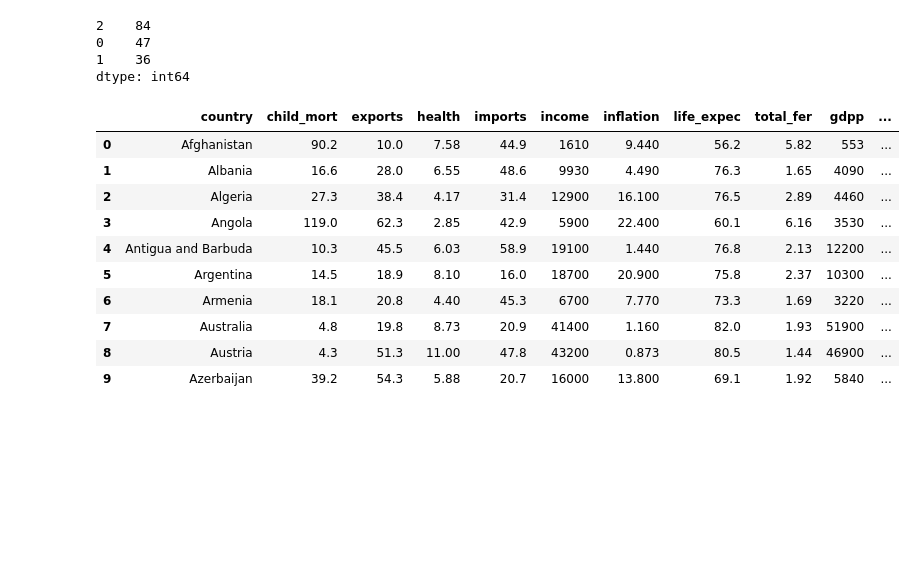
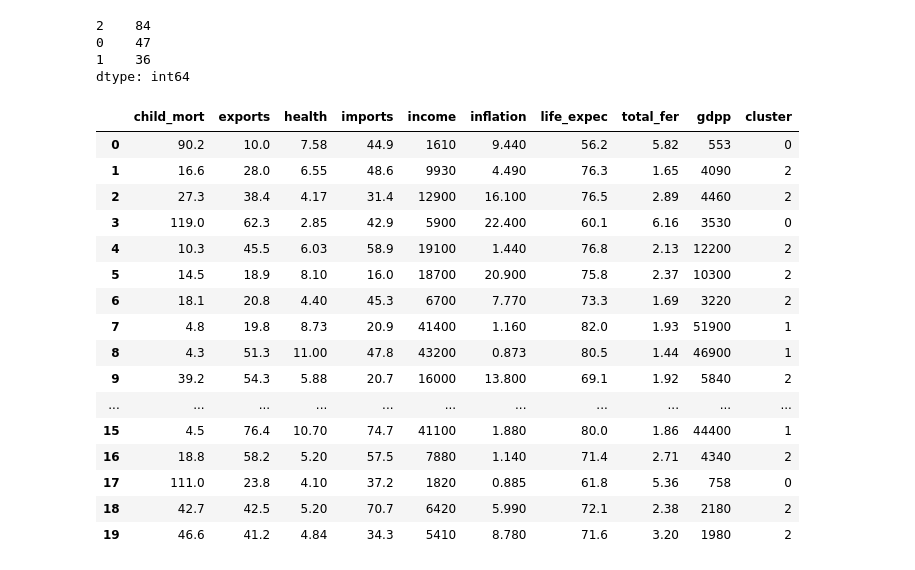
Before and after one commit to fpaul787/tackleml, a Jupyter notebook: unsupervised_learning/k_means.ipynb, the cells around one changed output. Cells and saved outputs as stored; diff of their text form; code cells hidden in the pictures; blank space fills up the shorter version.

```diff
--- a/unsupervised_learning/k_means.ipynb
+++ b/unsupervised_learning/k_means.ipynb
@@ -298,7 +289,6 @@ It would appear based on this elbow method plot that 3 would be the optimal amou
 # %%
 num_clusters = 3
 km = KMeans(n_clusters=num_clusters, random_state = 111)
-cluster_labels = km.fit_predict(scaled_data)
 # %% [output]
 KMeans is known to have a memory leak on Windows with MKL, when there are less chunks than available threads. You can avoid it by setting the environment variable OMP_NUM_THREADS=1.
 # %%
@@ -312,16 +302,22 @@ dtype: int64
 # %%
 # Add labels to original dataset
 data['cluster'] = km.labels_
-data.head(10)
+data.head(20)
 # %% [output]
-|  | country | child_mort | exports | health | imports | income | inflation | life_expec | total_fer | gdpp | ... |
-| 0 | Afghanistan | 90.2 | 10.0 | 7.58 | 44.9 | 1610 | 9.440 | 56.2 | 5.82 | 553 | ... |
-| 1 | Albania | 16.6 | 28.0 | 6.55 | 48.6 | 9930 | 4.490 | 76.3 | 1.65 | 4090 | ... |
-| 2 | Algeria | 27.3 | 38.4 | 4.17 | 31.4 | 12900 | 16.100 | 76.5 | 2.89 | 4460 | ... |
-| 3 | Angola | 119.0 | 62.3 | 2.85 | 42.9 | 5900 | 22.400 | 60.1 | 6.16 | 3530 | ... |
-| 4 | Antigua and Barbuda | 10.3 | 45.5 | 6.03 | 58.9 | 19100 | 1.440 | 76.8 | 2.13 | 12200 | ... |
-| 5 | Argentina | 14.5 | 18.9 | 8.10 | 16.0 | 18700 | 20.900 | 75.8 | 2.37 | 10300 | ... |
-| 6 | Armenia | 18.1 | 20.8 | 4.40 | 45.3 | 6700 | 7.770 | 73.3 | 1.69 | 3220 | ... |
-| 7 | Australia | 4.8 | 19.8 | 8.73 | 20.9 | 41400 | 1.160 | 82.0 | 1.93 | 51900 | ... |
-| 8 | Austria | 4.3 | 51.3 | 11.00 | 47.8 | 43200 | 0.873 | 80.5 | 1.44 | 46900 | ... |
-| 9 | Azerbaijan | 39.2 | 54.3 | 5.88 | 20.7 | 16000 | 13.800 | 69.1 | 1.92 | 5840 | ... |
+|  | child_mort | exports | health | imports | income | inflation | life_expec | total_fer | gdpp | cluster |
+| 0 | 90.2 | 10.0 | 7.58 | 44.9 | 1610 | 9.440 | 56.2 | 5.82 | 553 | 0 |
+| 1 | 16.6 | 28.0 | 6.55 | 48.6 | 9930 | 4.490 | 76.3 | 1.65 | 4090 | 2 |
+| 2 | 27.3 | 38.4 | 4.17 | 31.4 | 12900 | 16.100 | 76.5 | 2.89 | 4460 | 2 |
+| 3 | 119.0 | 62.3 | 2.85 | 42.9 | 5900 | 22.400 | 60.1 | 6.16 | 3530 | 0 |
+| 4 | 10.3 | 45.5 | 6.03 | 58.9 | 19100 | 1.440 | 76.8 | 2.13 | 12200 | 2 |
+| 5 | 14.5 | 18.9 | 8.10 | 16.0 | 18700 | 20.900 | 75.8 | 2.37 | 10300 | 2 |
+| 6 | 18.1 | 20.8 | 4.40 | 45.3 | 6700 | 7.770 | 73.3 | 1.69 | 3220 | 2 |
+| 7 | 4.8 | 19.8 | 8.73 | 20.9 | 41400 | 1.160 | 82.0 | 1.93 | 51900 | 1 |
+| 8 | 4.3 | 51.3 | 11.00 | 47.8 | 43200 | 0.873 | 80.5 | 1.44 | 46900 | 1 |
+| 9 | 39.2 | 54.3 | 5.88 | 20.7 | 16000 | 13.800 | 69.1 | 1.92 | 5840 | 2 |
+| ... | ... | ... | ... | ... | ... | ... | ... | ... | ... | ... |
+| 15 | 4.5 | 76.4 | 10.70 | 74.7 | 41100 | 1.880 | 80.0 | 1.86 | 44400 | 1 |
+| 16 | 18.8 | 58.2 | 5.20 | 57.5 | 7880 | 1.140 | 71.4 | 2.71 | 4340 | 2 |
+| 17 | 111.0 | 23.8 | 4.10 | 37.2 | 1820 | 0.885 | 61.8 | 5.36 | 758 | 0 |
+| 18 | 42.7 | 42.5 | 5.20 | 70.7 | 6420 | 5.990 | 72.1 | 2.38 | 2180 | 2 |
+| 19 | 46.6 | 41.2 | 4.84 | 34.3 | 5410 | 8.780 | 71.6 | 3.20 | 1980 | 2 |
```
Also changed, not shown: parts of 7 cells of this notebook.
